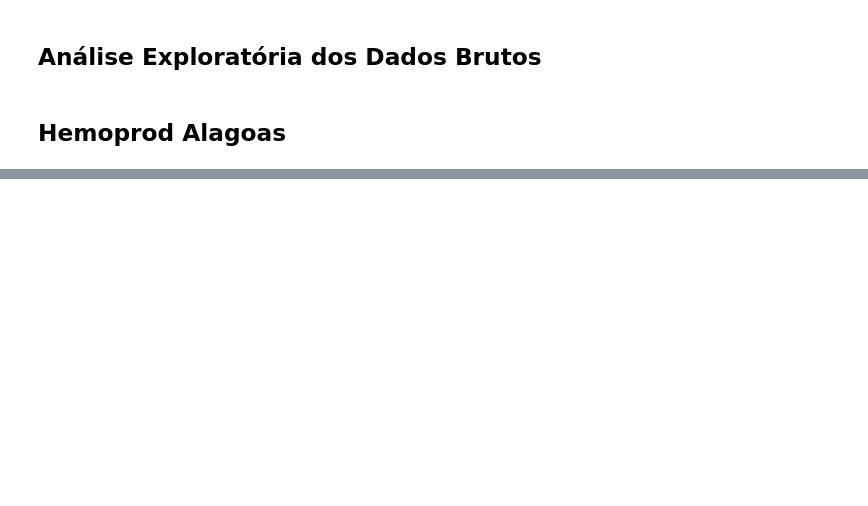
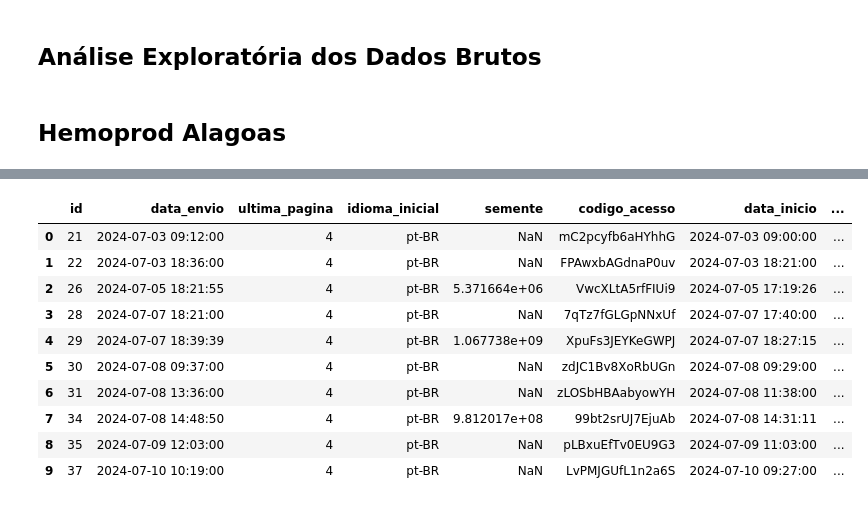
Before and after one commit to VictorVirgolino/hemodata, a Jupyter notebook: analise_dados_brutos.ipynb, the cells around one changed output, grey strips where cells are left out. Cells and saved outputs as stored; diff of their text form; code cells hidden in the pictures; blank space fills up the shorter version.

```diff
--- a/analise_dados_brutos.ipynb
+++ b/analise_dados_brutos.ipynb
@@ -13,17 +13,3 @@ dicionario_path = ('./dicionario_colunas.xlsx')
 dicionario = pd.read_excel(dicionario_path, sheet_name='Sheet1')
 # %% [markdown]
 ## Hemoprod Alagoas
-# %%
-file_path = os.path.join(dados_brutos_path, 'Hemoprod_AL.xlsx')
-
-hemoprod_al = pd.read_excel(file_path, sheet_name='HEMOPROD - ALAGOAS')
-
-mapa_de_renomeacao = pd.Series(dicionario['nome_sql'].values, index=dicionario['nome_original']).to_dict()
-
-
-# print("\n--- Dicionário de Mapeamento Carregado do Excel ---")
-# print(mapa_de_renomeacao)
-
-hemoprod_al.rename(columns=mapa_de_renomeacao, inplace=True)
-
-hemoprod_al.info()
@@ -59,0 +127,66 @@ print(hemoprod_al.columns.to_list())
+# %%
+# --- 2. Defina as colunas para a chave e para ordenação ---
+registros_antes = len(hemoprod_al)
+print(f"Total de registros ANTES da remoção de duplicatas: {registros_antes}")
+
+
+colunas_chave = [
+        'cnpj',
+        'ano_referencia',
+        'periodo_referencia',
+        'razao_social_nome_fantasia'
+    ]
+
+coluna_data = 'data_envio'
+
+# --- 3. Verifique se as colunas necessárias existem ---
+colunas_necessarias = colunas_chave + [coluna_data]
+
+if not all(col in hemoprod_al.columns for col in colunas_necessarias):
+    print("\n--- ERRO ---")
+    print("Uma ou mais colunas necessárias para a deduplicação não foram encontradas.")
+    colunas_faltantes = [col for col in colunas_necessarias if col not in hemoprod_al.columns]
+    print(f"Colunas necessárias: {colunas_necessarias}")
+    print(f"Colunas faltantes no DataFrame: {colunas_faltantes}")
+else:
+    # --- 4. Prepare a coluna de data e ordene os dados ---
+    # Converte a coluna 'data_envio' para datetime para garantir a ordenação correta.
+    # 'errors='coerce'' transformará datas inválidas em NaT (Not a Time), que são tratadas como nulas.
+    hemoprod_al[coluna_data] = pd.to_datetime(hemoprod_al[coluna_data], errors='coerce')
+
+    # Ordena o DataFrame. Os registros com data de envio mais recente ficarão por último.
+    print(f"\nOrdenando os dados por '{coluna_data}'...")
+    hemoprod_al_ordenado = hemoprod_al.sort_values(by=coluna_data, ascending=True)
+
+    # --- 5. Identifique e separe os registros duplicados e únicos ---
+    # Em vez de usar drop_duplicates() diretamente, vamos usar duplicated()
+    # para criar uma máscara booleana.
+    # 'keep='last'' marca todas as ocorrências de uma chave como True, EXCETO a última (a mais recente).
+    print(f"Identificando duplicatas com base na chave: {colunas_chave}...")
+    mascara_duplicatas = hemoprod_al_ordenado.duplicated(subset=colunas_chave, keep='last')
+
+    # O DataFrame de removidos conterá todas as linhas marcadas como True
+    hemoprod_removidos = hemoprod_al_ordenado[mascara_duplicatas]
+
+    # O DataFrame deduplicado conterá o INVERSO (~) da máscara (linhas marcadas como False)
+    hemoprod_al_deduplicado = hemoprod_al_ordenado[~mascara_duplicatas]
+
+    # Agora podemos contar os registros diretamente dos novos DataFrames
+    registros_depois = len(hemoprod_al_deduplicado)
+    registros_removidos = len(hemoprod_removidos)
+
+    # --- 6. Exiba o resultado ---
+    print("\n--- Processo Concluído ---")
+    print(f"Registros removidos: {registros_removidos}")
+    print(f"Total de registros DEPOIS da remoção de duplicatas: {registros_depois}")
+
+    # (Opcional) Exibe a amostra dos removidos
+    print("\nAmostra dos dados REMOVIDOS (os mais antigos/duplicados):")
+    display(hemoprod_removidos.head(10))
+
+    # Você pode continuar a usar o DataFrame 'hemoprod_al_deduplicado' para suas análises
+    print("\nAmostra dos dados únicos (os mais recentes para cada chave):")
+    display(hemoprod_al_deduplicado.head(10))
+
+    # Agora você tem o DataFrame 'hemoprod_removidos' salvo
+# %% [output]
@@ -59,0 +213,11 @@ print(hemoprod_al.columns.to_list())
+|  | id | data_envio | ultima_pagina | idioma_inicial | semente | codigo_acesso | data_inicio | ... |
+| 0 | 21 | 2024-07-03 09:12:00 | 4 | pt-BR | NaN | mC2pcyfb6aHYhhG | 2024-07-03 09:00:00 | ... |
+| 1 | 22 | 2024-07-03 18:36:00 | 4 | pt-BR | NaN | FPAwxbAGdnaP0uv | 2024-07-03 18:21:00 | ... |
+| 2 | 26 | 2024-07-05 18:21:55 | 4 | pt-BR | 5.371664e+06 | VwcXLtA5rfFIUi9 | 2024-07-05 17:19:26 | ... |
+| 3 | 28 | 2024-07-07 18:21:00 | 4 | pt-BR | NaN | 7qTz7fGLGpNNxUf | 2024-07-07 17:40:00 | ... |
+| 4 | 29 | 2024-07-07 18:39:39 | 4 | pt-BR | 1.067738e+09 | XpuFs3JEYKeGWPJ | 2024-07-07 18:27:15 | ... |
+| 5 | 30 | 2024-07-08 09:37:00 | 4 | pt-BR | NaN | zdJC1Bv8XoRbUGn | 2024-07-08 09:29:00 | ... |
+| 6 | 31 | 2024-07-08 13:36:00 | 4 | pt-BR | NaN | zLOSbHBAabyowYH | 2024-07-08 11:38:00 | ... |
+| 7 | 34 | 2024-07-08 14:48:50 | 4 | pt-BR | 9.812017e+08 | 99bt2srUJ7EjuAb | 2024-07-08 14:31:11 | ... |
+| 8 | 35 | 2024-07-09 12:03:00 | 4 | pt-BR | NaN | pLBxuEfTv0EU9G3 | 2024-07-09 11:03:00 | ... |
+| 9 | 37 | 2024-07-10 10:19:00 | 4 | pt-BR | NaN | LvPMJGUfL1n2a6S | 2024-07-10 09:27:00 | ... |
```
Also changed, not shown: parts of 16 cells of this notebook, 6 other files.
